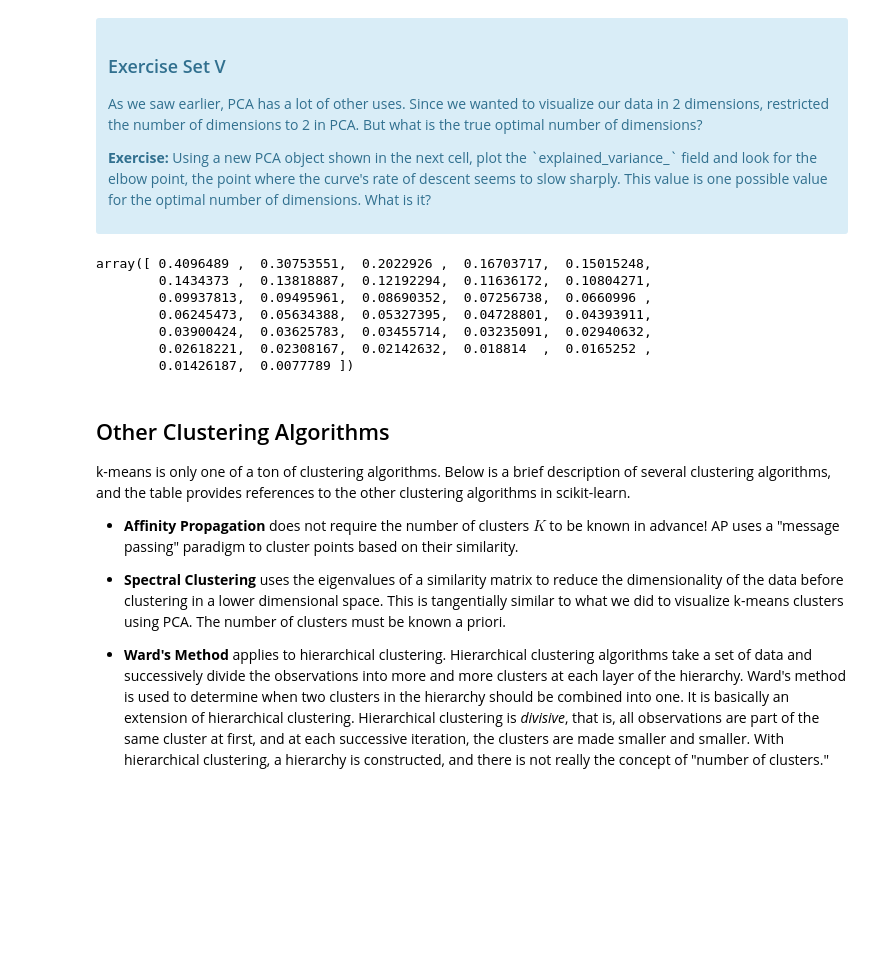
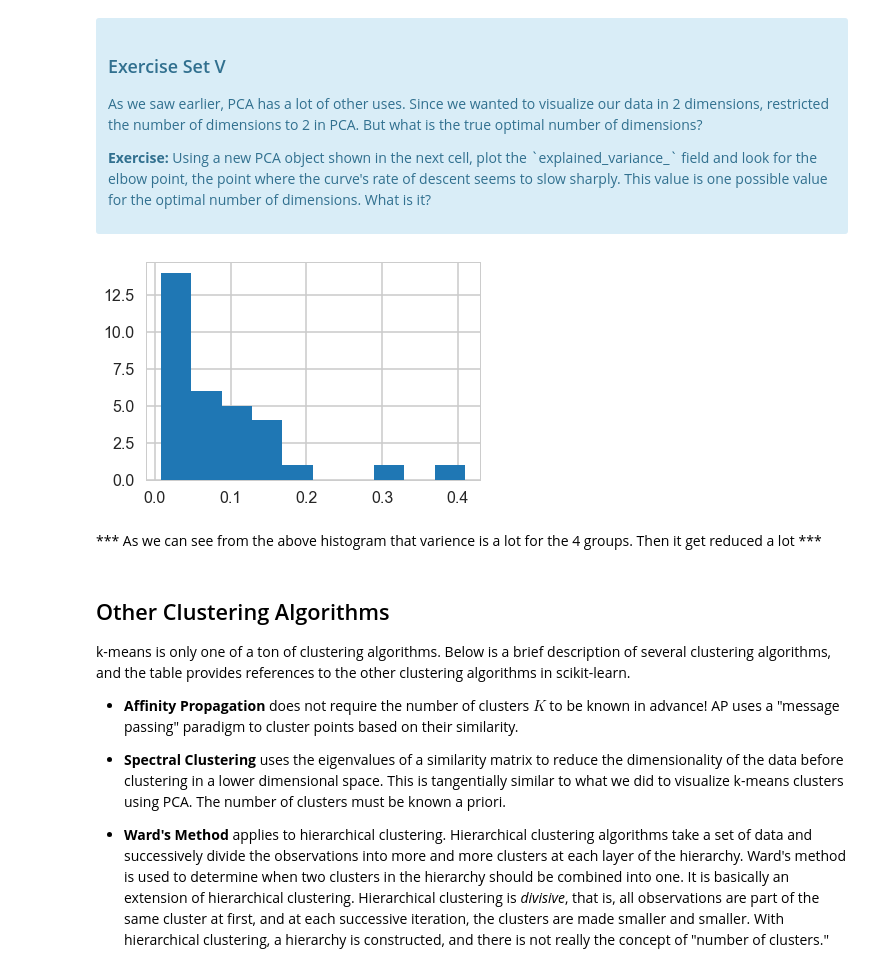
Before and after one commit to ravic1982/Springboard-Exercise, a Jupyter notebook: Mini_Project_Clustering.ipynb, the cells around one changed output. Saved outputs shown, nothing was run; the diff lists cells and outputs as text; code cells hidden in the pictures; blank space fills up the shorter version.

```diff
--- a/Mini_Project_Clustering.ipynb
+++ b/Mini_Project_Clustering.ipynb
@@ -379,20 +382,17 @@ What we've done is we've taken those columns of 0/1 indicator variables, and we'
 # %%
 #your turn
 # Initialize a new PCA model with a default number of components.
 import sklearn.decomposition
 pca = sklearn.decomposition.PCA()
 model = pca.fit(x_cols)
 
 # Do the rest on your own :)
-model.explained_variance_
+plt.hist(model.explained_variance_)
+plt.show()
 # %% [output]
-array([ 0.4096489 ,  0.30753551,  0.2022926 ,  0.16703717,  0.15015248,
-        0.1434373 ,  0.13818887,  0.12192294,  0.11636172,  0.10804271,
-        0.09937813,  0.09495961,  0.08690352,  0.07256738,  0.0660996 ,
-        0.06245473,  0.05634388,  0.05327395,  0.04728801,  0.04393911,
-        0.03900424,  0.03625783,  0.03455714,  0.03235091,  0.02940632,
-        0.02618221,  0.02308167,  0.02142632,  0.018814  ,  0.0165252 ,
-        0.01426187,  0.0077789 ])
+[figure, added]
+# %% [markdown]
+*** As we can see from the above histogram that varience is a lot for the 4 groups. Then it get reduced a lot ***
 # %% [markdown]
 ## Other Clustering Algorithms
 
```
Also changed, not shown: parts of 11 cells of this notebook.
